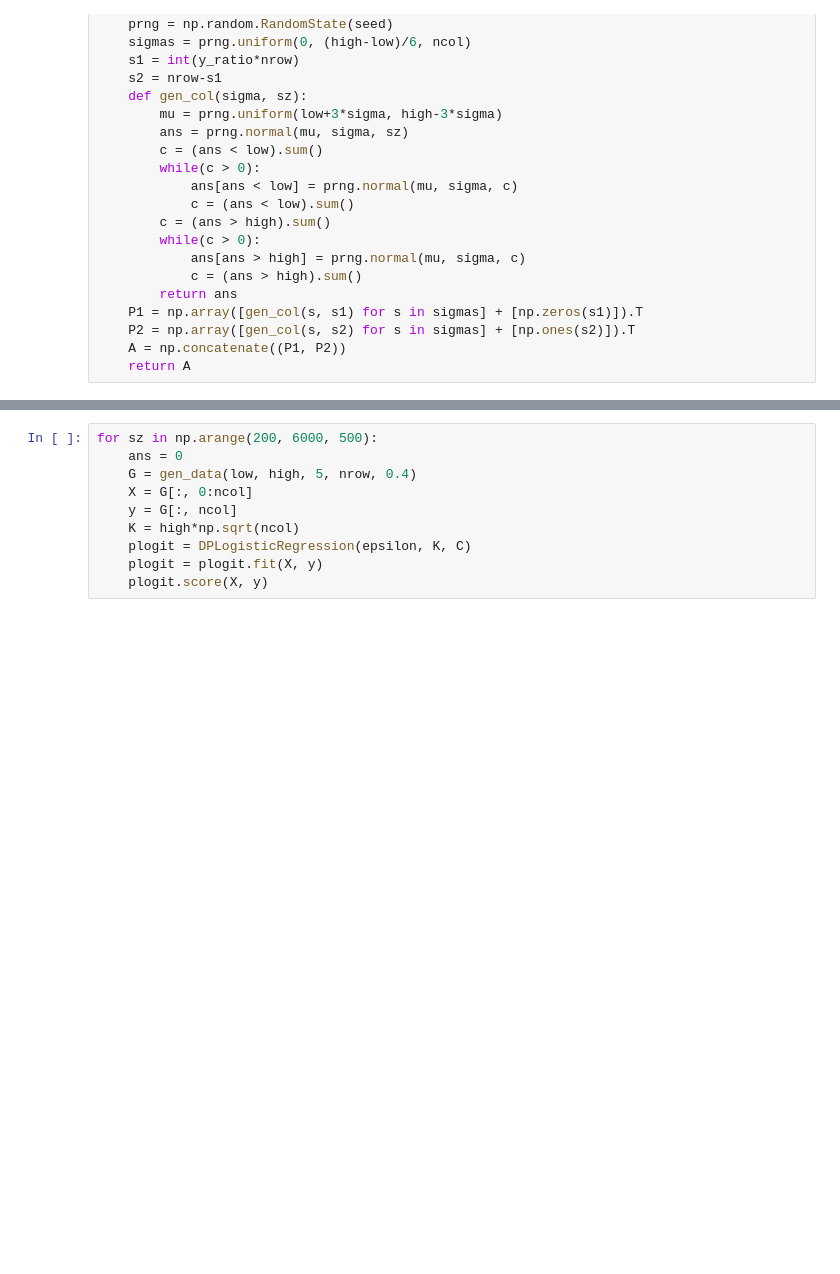
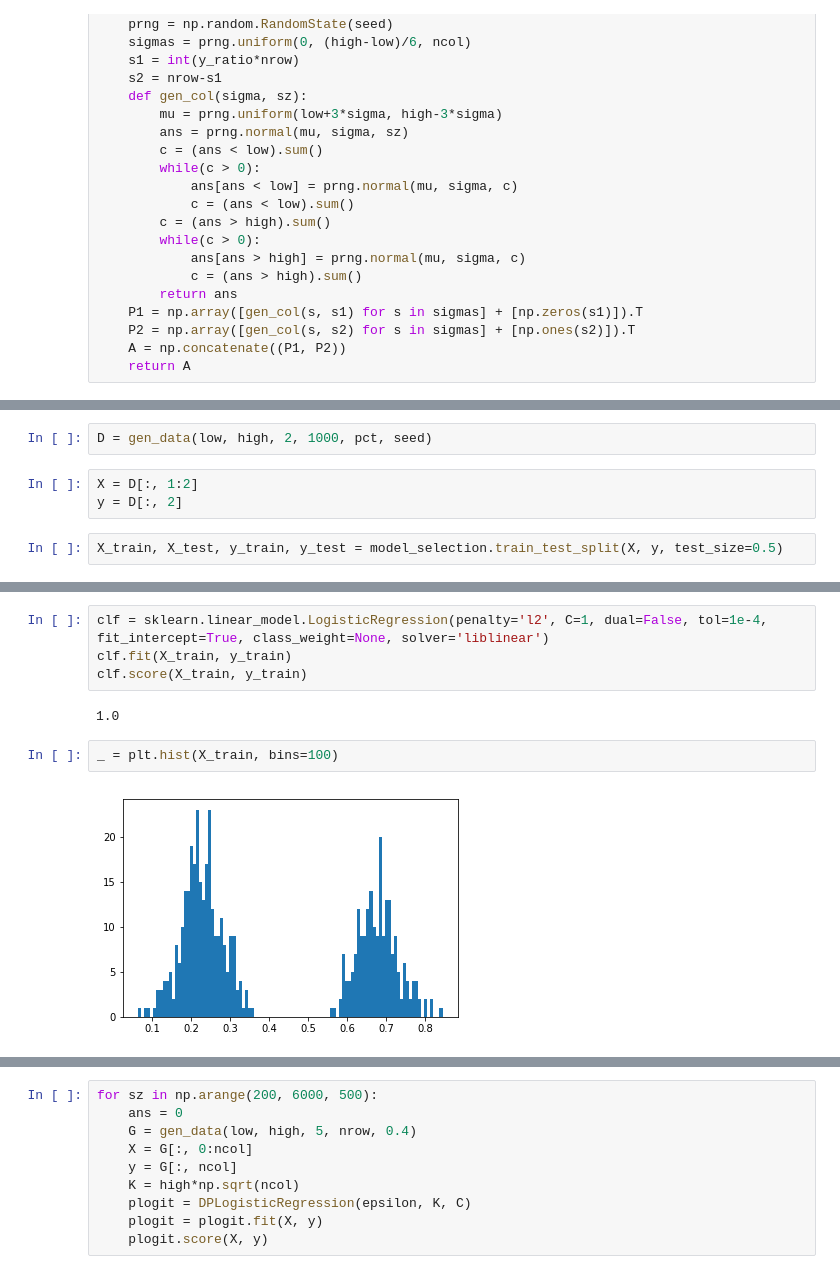
Before and after one commit to jimola/S18_Research, a Jupyter notebook: Python/LogRegression/LogRegChoice.ipynb, the cells around one changed output, grey strips where cells are left out. Drawn from its saved outputs; the diff is of its cells as text; blank space fills up the shorter version.

```diff
--- a/Python/LogRegression/LogRegChoice.ipynb
+++ b/Python/LogRegression/LogRegChoice.ipynb
@@ -97,0 +118,7 @@ gen_test(2, 2, 1000, seed=9085)
+# %%
+D = gen_data(low, high, 2, 1000, pct, seed)
+# %%
+X = D[:, 1:2]
+y = D[:, 2]
+# %%
+X_train, X_test, y_train, y_test = model_selection.train_test_split(X, y, test_size=0.5)
@@ -97,0 +145,10 @@ gen_test(2, 2, 1000, seed=9085)
+# %%
+clf = sklearn.linear_model.LogisticRegression(penalty='l2', C=1, dual=False, tol=1e-4, fit_intercept=True, class_weight=None, solver='liblinear')
+clf.fit(X_train, y_train)
+clf.score(X_train, y_train)
+# %% [output]
+1.0
+# %%
+_ = plt.hist(X_train, bins=100)
+# %% [output]
+[figure, added]
```
Also changed, not shown: parts of 27 cells of this notebook, 2 other files.
